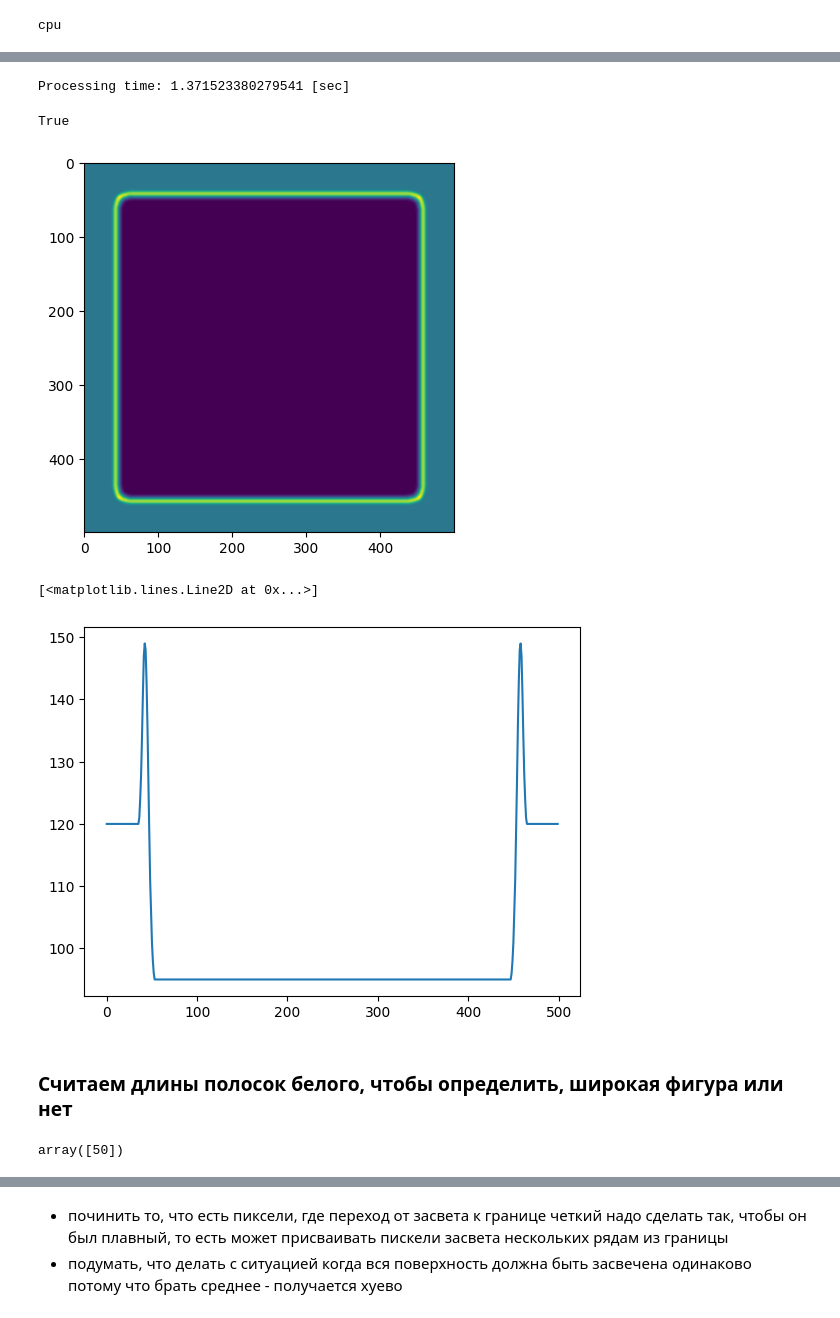
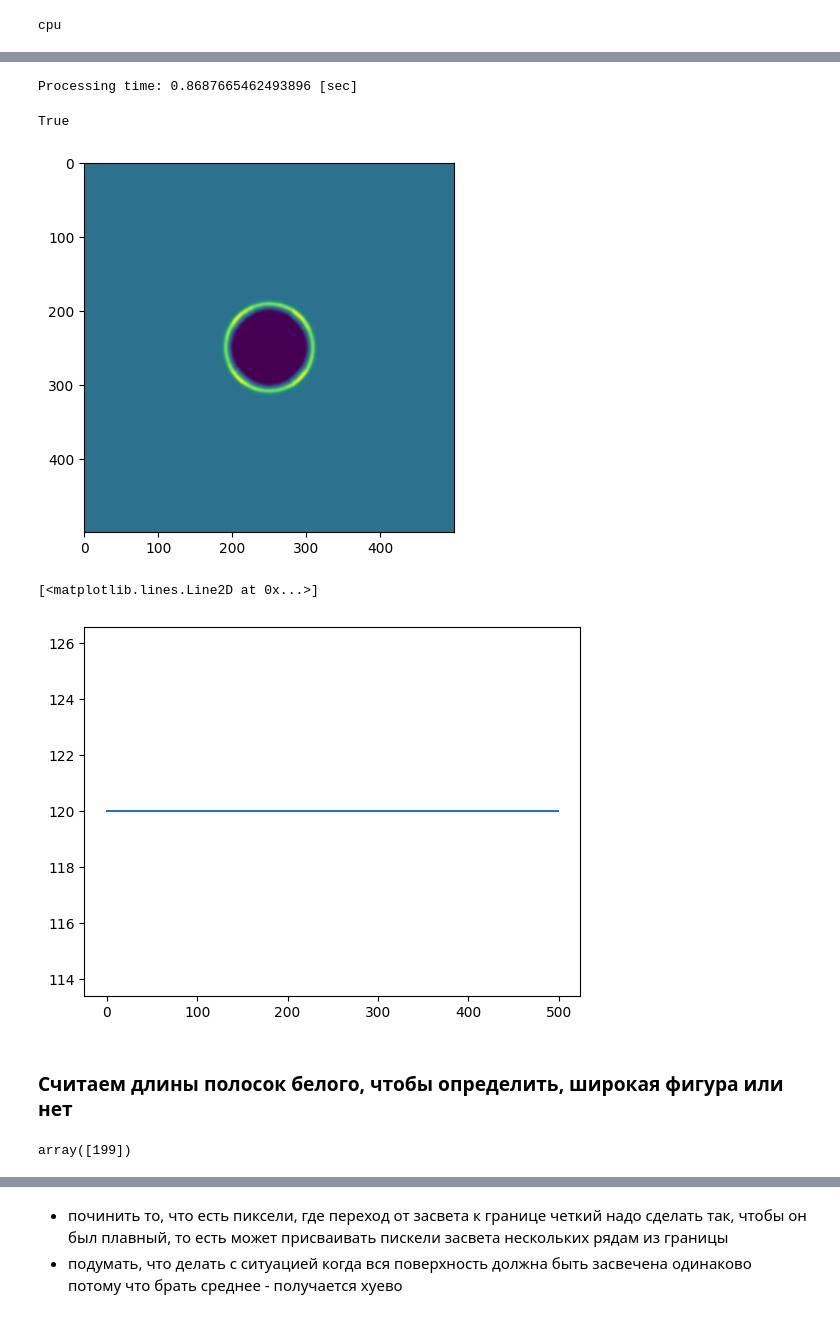
Before and after one commit to sadevans/sem_simulator, a Jupyter notebook: simulate_hole_flashing/simulate_hole_flashing.ipynb, the cells around one changed output, grey strips where cells are left out. Saved outputs shown, nothing was run; the diff lists cells and outputs as text; code cells hidden in the pictures.

```diff
--- a/simulate_hole_flashing/simulate_hole_flashing.ipynb
+++ b/simulate_hole_flashing/simulate_hole_flashing.ipynb
@@ -50,3 +50,28 @@ def generate_square_image(mask_w, mask_h, radius, border_width):
 
     plt.imshow(square_image)
     return square_image
+
+
+def generate_circle_image(mask_w, mask_h, radius, border_width):
+    circle_image = 255*np.zeros((mask_w, mask_h), dtype=np.uint8) # blank image
+
+    center = (mask_w//2, mask_h//2)
+
+    if border_width==1:
+        cv2.circle(circle_image, center, radius, 255, 2)
+        cv2.circle(circle_image, center, radius, 255, -1)
+        cont, _ = cv2.findContours(circle_image, cv2.RETR_EXTERNAL, cv2.CHAIN_APPROX_NONE)
+        circle_image = 255*np.zeros((mask_w, mask_h), dtype=np.uint8) # blank image
+        cv2.drawContours(circle_image, cont, 0, 128, border_width*2)
+        cv2.circle(circle_image, center, radius, 255, 2)
+        cv2.circle(circle_image, center, radius, 255, -1)
+    else:
+        cv2.circle(circle_image, center, radius+border_width, 128, 2)
+        cv2.circle(circle_image, center, radius+border_width, 128, -1)
+        cv2.circle(circle_image, center, radius, 255, 2)
+        cv2.circle(circle_image, center, radius, 255, -1)
+
+    plt.imshow(circle_image)
+
+
+    return circle_image
@@ -60,0 +78,6 @@ len(np.argwhere(square_image[250,:] == 255))-1
+# %%
+# square_image = generate_square_image(500,500, 50, 10)
+
+square_image = generate_circle_image(500,500, 50, 10)
+
+# square_image = cv2.imread('./test_line.png', 0).astype(np.float32)
@@ -79,19 +106,19 @@ solv = Solver(algo=algo, signal_formula = signal_formula, pixel_size=pixel_size,
                       resist_thickness=resist_thickness, k=k_value, E=E_value, masks = [square_image],\
                         recalculate=True, dp2=dp2, dp3=dp3)
 # %% [output]
-Processing time: 1.371523380279541 [sec]
+Processing time: 0.8687665462493896 [sec]
 # %%
 plt.imshow(solv.mask_objects[0].signal)
 
 cv2.imwrite('./signal_square_original.png', solv.mask_objects[0].signal.astype(np.uint8))
 # %% [output]
 True
-[figure, old version]
+[figure, new version]
 # %%
-plt.plot(solv.mask_objects[0].signal[250,:])
+plt.plot(solv.mask_objects[0].signal[40,:])
 # %% [output]
 [<matplotlib.lines.Line2D at 0x...>]
-[figure, old version]
+[figure, new version]
 # %% [markdown]
 ### Считаем длины полосок белого, чтобы определить, широкая фигура или нет
 # %%
@@ -124,7 +150,7 @@ def hole_width(mask):
 # %%
 np.argwhere(square_image[250,:] == 255)[0]
 # %% [output]
-array([50])
+array([199])
 # %%
 def hole_width(mask):
     # можно делать более оптмизированно
```
Also changed, not shown: parts of 27 cells of this notebook, 1 other file.
